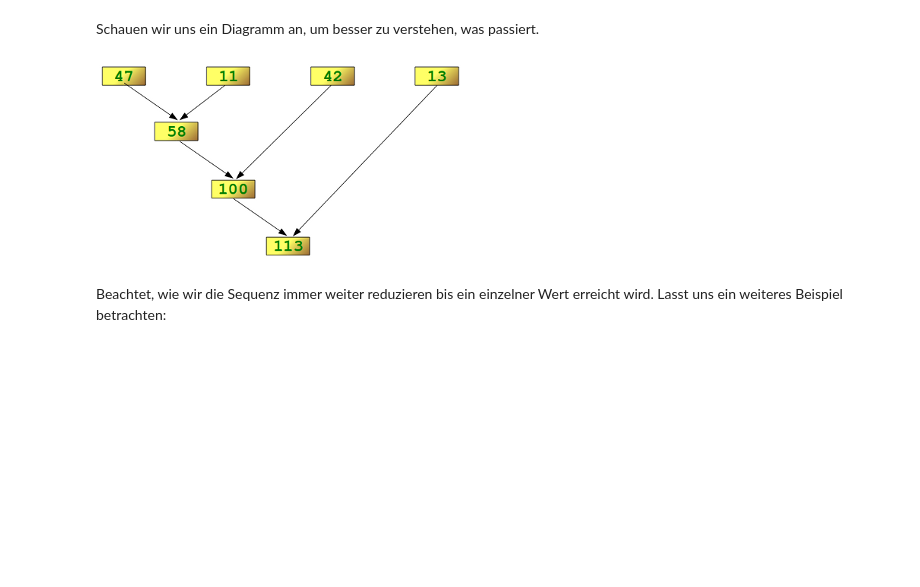
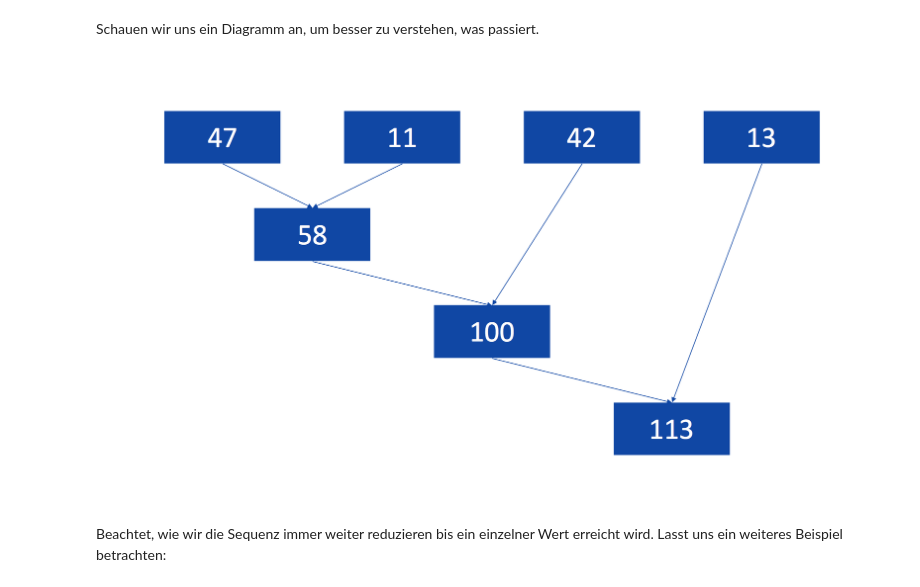
Before and after one commit to datamics/Originale-Python-Bootcamp, a Jupyter notebook: 071_Reduce.ipynb, the cells around one changed output. Saved outputs shown, nothing was run; the diff lists cells and outputs as text; code cells hidden in the pictures; blank space fills up the shorter version.

```diff
--- a/071_Reduce.ipynb
+++ b/071_Reduce.ipynb
@@ -29,9 +29,9 @@ reduce(lambda x,y: x+y,lst)
 Schauen wir uns ein Diagramm an, um besser zu verstehen, was passiert.
 # %%
 from IPython.display import Image
-Image('http://www.python-course.eu/images/reduce_diagram.png')
+Image('https://raw.githubusercontent.com/datamics/Originale-Python-Bootcamp/master/reduce.png')
 # %% [output]
-[figure, old version]
+[figure, new version]
 # %% [markdown]
 Beachtet, wie wir die Sequenz immer weiter reduzieren bis ein einzelner Wert erreicht wird. Lasst uns ein weiteres Beispiel betrachten:
 # %%
```
Also changed, not shown: 1 other file.
